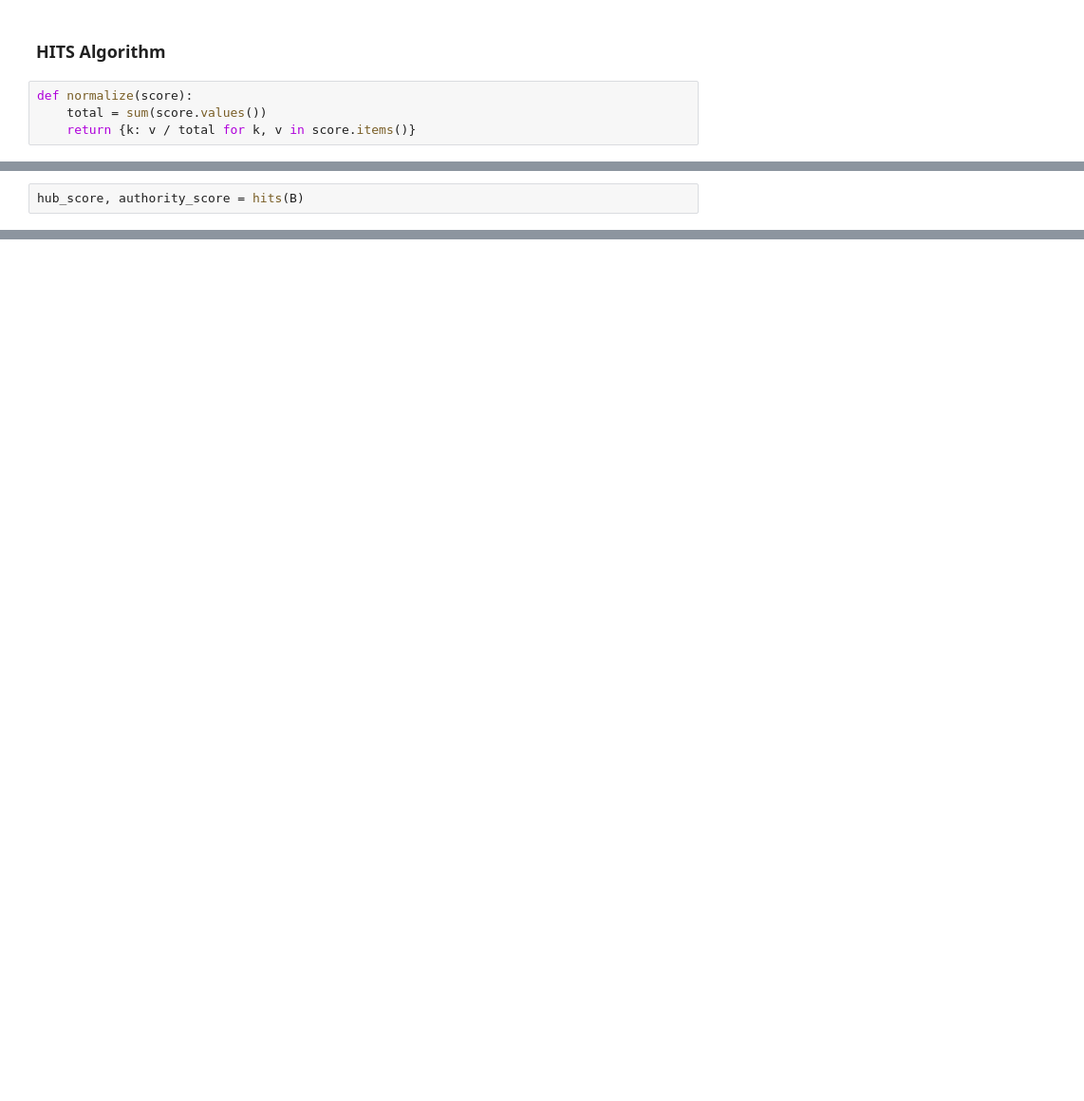
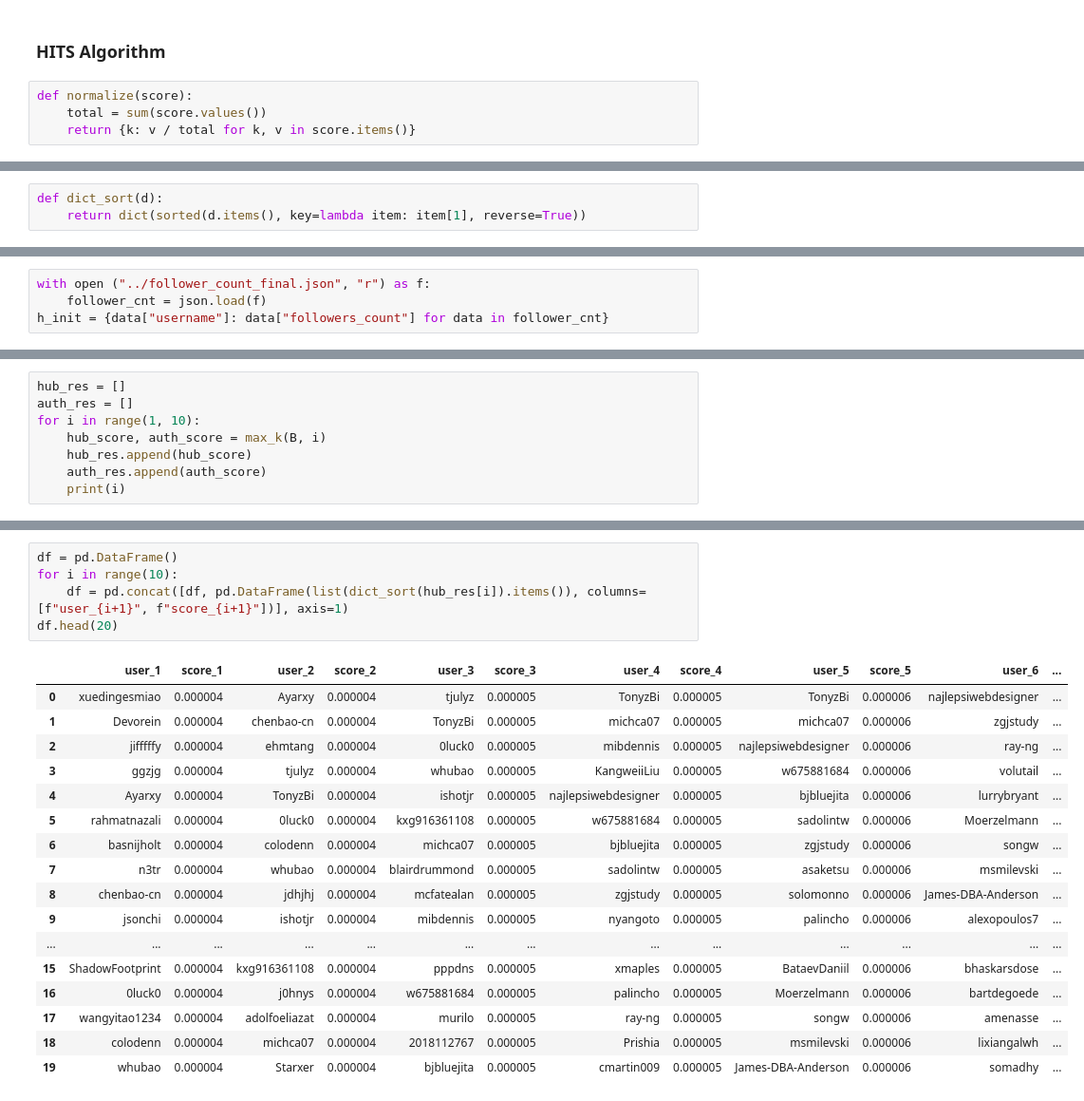
Before and after one commit to AnthonyWu1121/GitHub_Link_Analysis, a Jupyter notebook: algorithms/algo.ipynb, the cells around one changed output, grey strips where cells are left out. Shown at 95% size. Cells and saved outputs as stored; diff of their text form; blank space fills up the shorter version.

```diff
--- a/algorithms/algo.ipynb
+++ b/algorithms/algo.ipynb
@@ -103,3 +169 @@ def hits(G, h_init=None, a_init=None, max_iter=100, threshold=1.0e-8, normalized
     return hub_score, authority_score
-# %%
-hub_score, authority_score = hits(B)
@@ -105,0 +217,3 @@ hub_score, authority_score = hits(B)
+# %%
+def dict_sort(d):
+    return dict(sorted(d.items(), key=lambda item: item[1], reverse=True))
@@ -105,0 +295,4 @@ hub_score, authority_score = hits(B)
+# %%
+with open ("../follower_count_final.json", "r") as f:
+    follower_cnt = json.load(f)
+h_init = {data["username"]: data["followers_count"] for data in follower_cnt}
@@ -105,0 +400,8 @@ hub_score, authority_score = hits(B)
+# %%
+hub_res = []
+auth_res = []
+for i in range(1, 10):
+    hub_score, auth_score = max_k(B, i)
+    hub_res.append(hub_score)
+    auth_res.append(auth_score)
+    print(i)
@@ -105,0 +418,23 @@ hub_score, authority_score = hits(B)
+# %%
+df = pd.DataFrame()
+for i in range(10):
+    df = pd.concat([df, pd.DataFrame(list(dict_sort(hub_res[i]).items()), columns=[f"user_{i+1}", f"score_{i+1}"])], axis=1)
+df.head(20)
+# %% [output]
+|  | user_1 | score_1 | user_2 | score_2 | user_3 | score_3 | user_4 | score_4 | user_5 | score_5 | user_6 | ... |
+| 0 | xuedingesmiao | 0.000004 | Ayarxy | 0.000004 | tjulyz | 0.000005 | TonyzBi | 0.000005 | TonyzBi | 0.000006 | najlepsiwebdesigner | ... |
+| 1 | Devorein | 0.000004 | chenbao-cn | 0.000004 | TonyzBi | 0.000005 | michca07 | 0.000005 | michca07 | 0.000006 | zgjstudy | ... |
+| 2 | jifffffy | 0.000004 | ehmtang | 0.000004 | 0luck0 | 0.000005 | mibdennis | 0.000005 | najlepsiwebdesigner | 0.000006 | ray-ng | ... |
+| 3 | ggzjg | 0.000004 | tjulyz | 0.000004 | whubao | 0.000005 | KangweiiLiu | 0.000005 | w675881684 | 0.000006 | volutail | ... |
+| 4 | Ayarxy | 0.000004 | TonyzBi | 0.000004 | ishotjr | 0.000005 | najlepsiwebdesigner | 0.000005 | bjbluejita | 0.000006 | lurrybryant | ... |
+| 5 | rahmatnazali | 0.000004 | 0luck0 | 0.000004 | kxg916361108 | 0.000005 | w675881684 | 0.000005 | sadolintw | 0.000006 | Moerzelmann | ... |
+| 6 | basnijholt | 0.000004 | colodenn | 0.000004 | michca07 | 0.000005 | bjbluejita | 0.000005 | zgjstudy | 0.000006 | songw | ... |
+| 7 | n3tr | 0.000004 | whubao | 0.000004 | blairdrummond | 0.000005 | sadolintw | 0.000005 | asaketsu | 0.000006 | msmilevski | ... |
+| 8 | chenbao-cn | 0.000004 | jdhjhj | 0.000004 | mcfatealan | 0.000005 | zgjstudy | 0.000005 | solomonno | 0.000006 | James-DBA-Anderson | ... |
+| 9 | jsonchi | 0.000004 | ishotjr | 0.000004 | mibdennis | 0.000005 | nyangoto | 0.000005 | palincho | 0.000006 | alexopoulos7 | ... |
+| ... | ... | ... | ... | ... | ... | ... | ... | ... | ... | ... | ... | ... |
+| 15 | ShadowFootprint | 0.000004 | kxg916361108 | 0.000004 | pppdns | 0.000005 | xmaples | 0.000005 | BataevDaniil | 0.000006 | bhaskarsdose | ... |
+| 16 | 0luck0 | 0.000004 | j0hnys | 0.000004 | w675881684 | 0.000005 | palincho | 0.000005 | Moerzelmann | 0.000006 | bartdegoede | ... |
+| 17 | wangyitao1234 | 0.000004 | adolfoeliazat | 0.000004 | murilo | 0.000005 | ray-ng | 0.000005 | songw | 0.000006 | amenasse | ... |
+| 18 | colodenn | 0.000004 | michca07 | 0.000004 | 2018112767 | 0.000005 | Prishia | 0.000005 | msmilevski | 0.000006 | lixiangalwh | ... |
+| 19 | whubao | 0.000004 | Starxer | 0.000004 | bjbluejita | 0.000005 | cmartin009 | 0.000005 | James-DBA-Anderson | 0.000006 | somadhy | ... |
```
Also changed, not shown: parts of 45 cells of this notebook.
